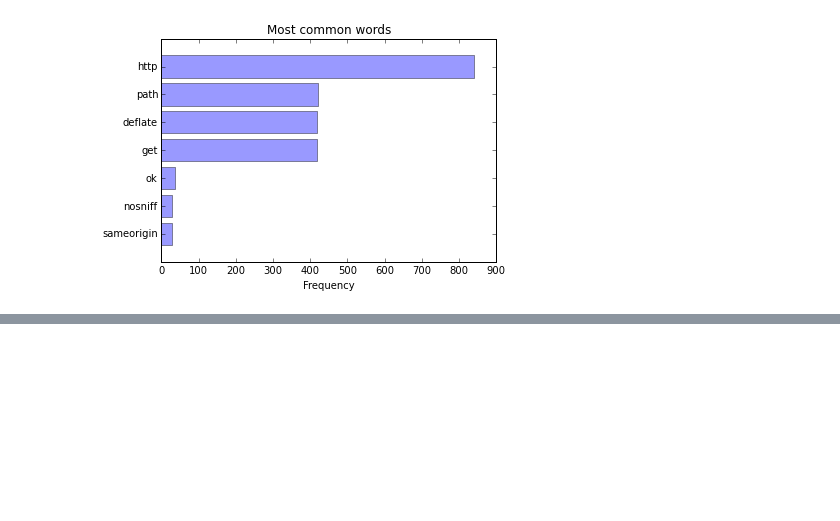
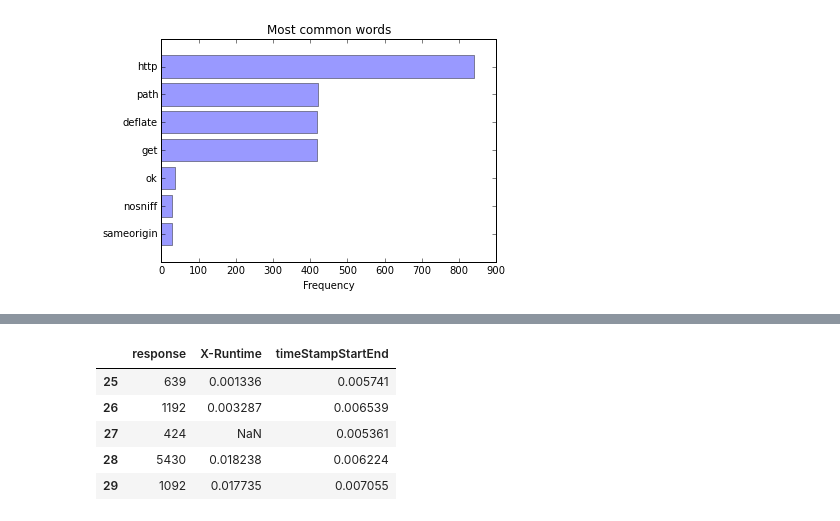
Before and after one commit to wangwf/Codes, a Jupyter notebook: spark/spark-ex.ipynb, the cells around one changed output, grey strips where cells are left out. Saved outputs shown, nothing was run; the diff lists cells and outputs as text; code cells hidden in the pictures; blank space fills up the shorter version.

```diff
--- a/spark/spark-ex.ipynb
+++ b/spark/spark-ex.ipynb
@@ -290,0 +292,9 @@ Py4JJavaError: An error occurred while calling o637.collectPartitions.
+# %%
+data1[25:30]
+# %% [output]
+|  | response | X-Runtime | timeStampStartEnd |
+| 25 | 639 | 0.001336 | 0.005741 |
+| 26 | 1192 | 0.003287 | 0.006539 |
+| 27 | 424 | NaN | 0.005361 |
+| 28 | 5430 | 0.018238 | 0.006224 |
+| 29 | 1092 | 0.017735 | 0.007055 |
```
Also changed, not shown: parts of 32 cells of this notebook, 3 other files.
